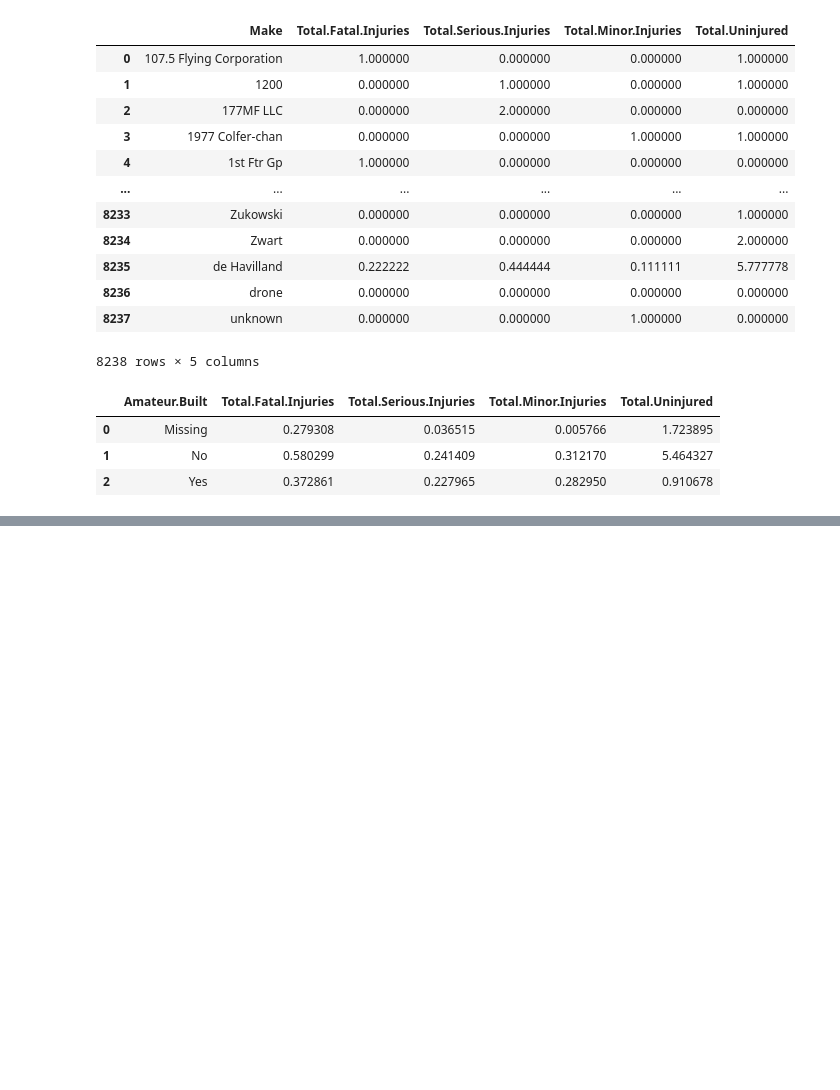
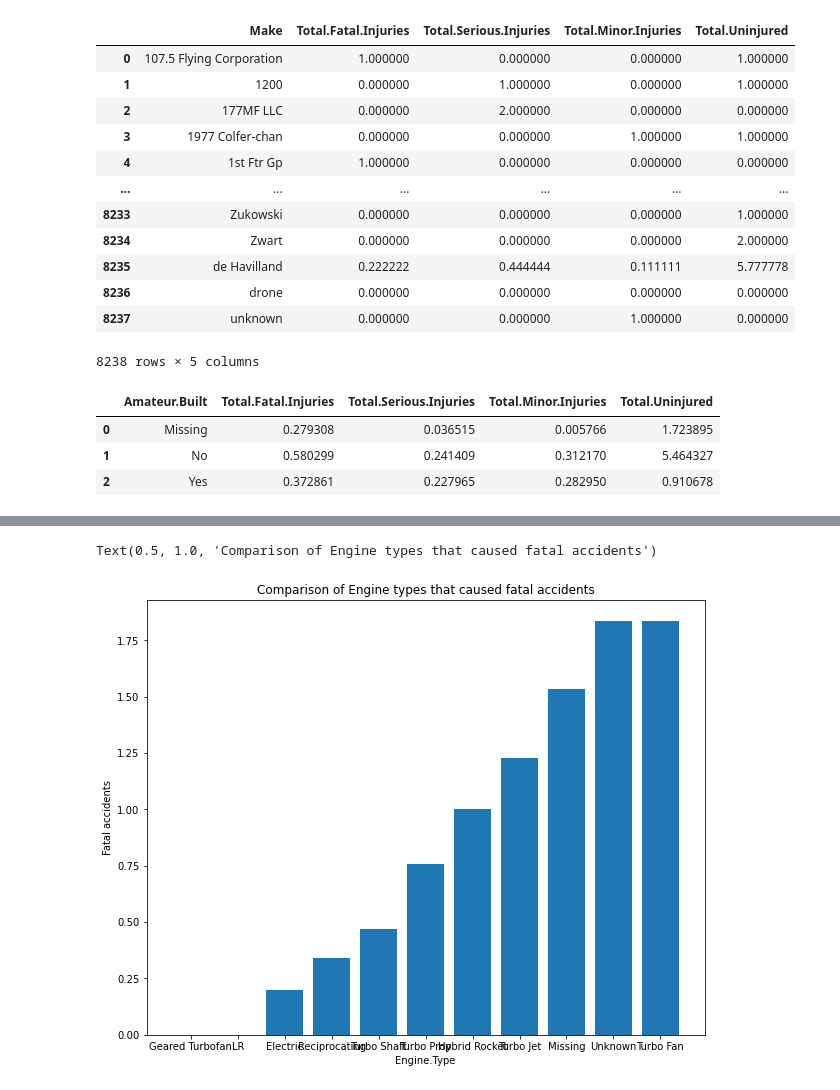
Before and after one commit to Eugene-Asengi/dsc-phase-1-project-v3, a Jupyter notebook: student.ipynb, the cells around one changed output, grey strips where cells are left out. Cells and saved outputs as stored; diff of their text form; code cells hidden in the pictures; blank space fills up the shorter version.

```diff
--- a/student.ipynb
+++ b/student.ipynb
@@ -465,0 +482,12 @@ df
+# %%
+# Plotting a bar graph to compare which Engine types caused the highest number of fatal accidents.
+engine_type = ['Geared Turbofan','LR','Electric','Reciprocating','Turbo Shaft','Turbo Prop','Hybrid Rocket','Turbo Jet','Missing','Unknown','Turbo Fan']
+mean = [0.,0,0.2,0.340026,0.469659,0.757299,1,1.226174,1.534677,1.837232,1.837969]
+fig, ax = plt.subplots(figsize=(10,8))
+ax.bar(engine_type, mean)
+ax.set_xlabel('Engine.Type')
+ax.set_ylabel('Fatal accidents')
+ax.set_title('Comparison of Engine types that caused fatal accidents')
+# %% [output]
+Text(0.5, 1.0, 'Comparison of Engine types that caused fatal accidents')
+[figure, added]
```
Also changed, not shown: parts of 7 cells of this notebook.
